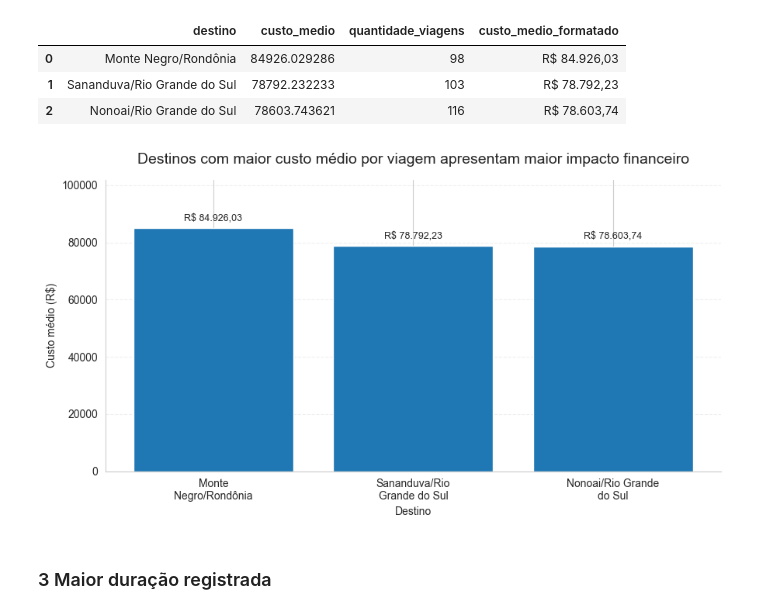
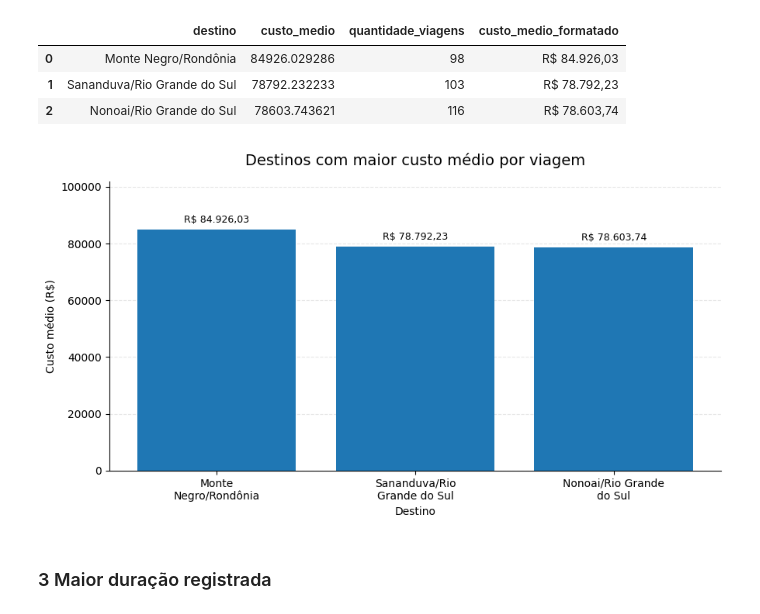
Before and after one commit to FernandaBarrosLinhares/Projeto-Final-Fernanda-Linhares, a Jupyter notebook: notebooks/3_analise.ipynb, the cells around one changed output. Cells and saved outputs as stored; diff of their text form; code cells hidden in the pictures.

```diff
--- a/notebooks/3_analise.ipynb
+++ b/notebooks/3_analise.ipynb
@@ -91,7 +91,6 @@ ax.invert_yaxis()
 
 ax.set_xlim(0, q1['custo_total'].max() * 1.18)
 
-# Boas práticas
 ax.spines['top'].set_visible(False)
 ax.spines['right'].set_visible(False)
 ax.spines['left'].set_visible(False)
@@ -106,7 +105,7 @@ ax.tick_params(axis='y', length=0)
 
 
 ax.set_title(
-    'Top 5 órgãos com maior custo total em viagens',
+    'Top 5 órgãos com maior custo total',
     fontsize=14,
     fontweight='bold',
     pad=15
@@ -199,35 +198,35 @@ ax.grid(
 ax.set_ylim(
     0,
     q2['custo_medio'].max() * 1.20
 )
 
 ax.set_title(
-    'Destinos com maior custo médio por viagem apresentam maior impacto financeiro',
+    'Destinos com maior custo médio por viagem',
     fontsize=14,
     pad=15
 )
 
 
 ax.set_xlabel('Destino')
 ax.set_ylabel('Custo médio (R$)')
 
 
 
 for i, valor in enumerate(q2['custo_medio']):
     ax.text(
         i,
         valor + q2['custo_medio'].max() * 0.02,
         reais(valor),
         ha='center',
         va='bottom',
         fontsize=9
     )
 
 
 plt.tight_layout()
 plt.show()
 # %% [output]
-[figure, old version]
+[figure, new version]
 # %% [markdown]
 ### 3 Maior duração registrada
 # %%
```
Also changed, not shown: parts of 6 cells of this notebook.
